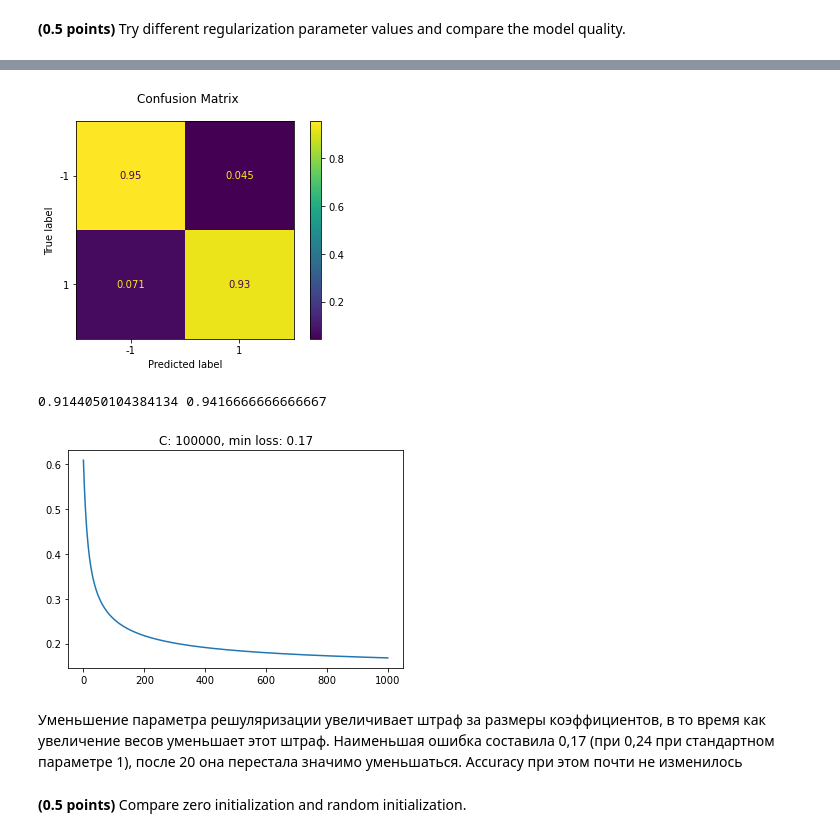
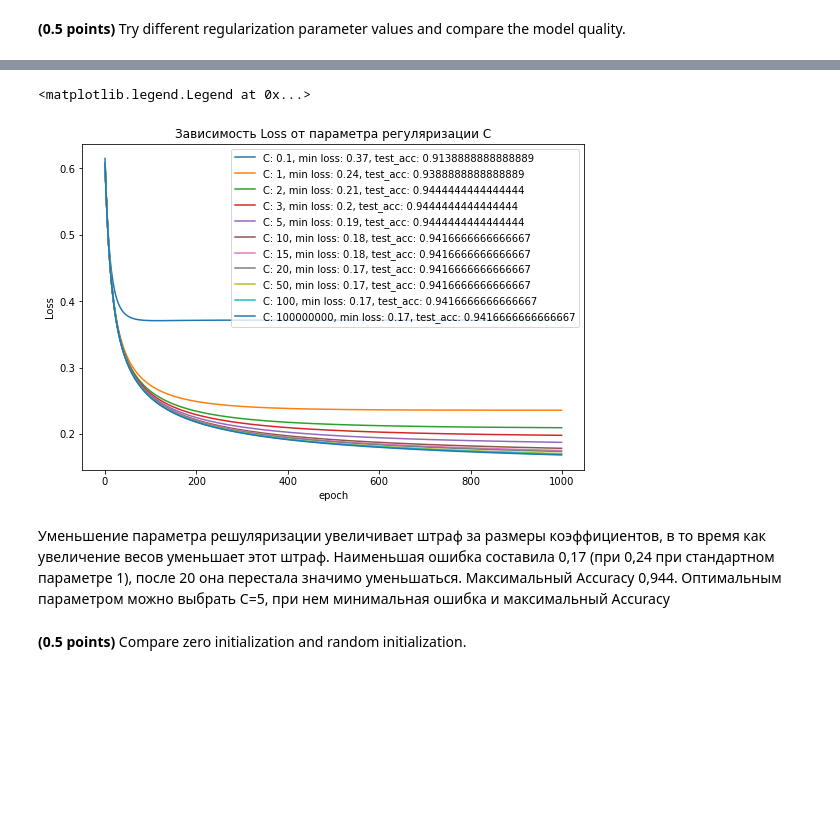
Before and after one commit to albert-bariev/rs-school-ml, a Jupyter notebook: 5_hw_classification.ipynb, the cells around one changed output, grey strips where cells are left out. Cells and saved outputs as stored; diff of their text form; code cells hidden in the pictures; blank space fills up the shorter version.

```diff
--- a/5_hw_classification.ipynb
+++ b/5_hw_classification.ipynb
@@ -249,7 +236,8 @@ examine_eta(0.1, X_train, y_train)
 # %%
 def examine_reg_param(C, X_train, y_train):
     model = CustomLogisticRegression(C=C)
-    train_acc, test_acc = fit_evaluate(model, X_train, y_train, X_test, y_test)
-    print(train_acc, test_acc)
-    p = sns.lineplot(model.epochs, model.losses)
-    p.set(title = f"C: {C}, min loss: {round(min(model.losses), 2)}")
+    model.fit(X_train, y_train)
+
+    min_loss = round(min(model.losses), 2)
+    test_acc = metrics.accuracy_score(y_pred=model.predict(X_test), y_true=y_test)
+    plt.plot(model.epochs, model.losses, label=f'C: {C}, min loss: {min_loss}, test_acc: {test_acc}')
@@ -286,11 +244,18 @@ examine_reg_param(20, X_train, y_train)
-# %%
-examine_reg_param(100000, X_train, y_train)
-# %% [output]
-[figure, removed]
-0.9144050104384134 0.9416666666666667
-[figure, removed]
+# %%
+C = [0.1, 1, 2, 3, 5, 10, 15, 20, 50, 100, 100000000]
+
+plt.figure(figsize=(9, 6))
+plt.title("Изменение сходимости Loss в зависимости от параметра регуляризации C")
+plt.xlabel('epoch')
+plt.ylabel('Loss')
+for c in C:
+    examine_reg_param(c, X_train, y_train)
+plt.legend()
+# %% [output]
+<matplotlib.legend.Legend at 0x...>
+[figure, added]
 # %% [markdown]
-Уменьшение параметра решуляризации увеличивает штраф за размеры коэффициентов, в то время как увеличение весов уменьшает этот штраф. Наименьшая ошибка составила 0,17 (при 0,24 при стандартном параметре 1), после 20 она перестала значимо уменьшаться. Accuracy при этом почти не изменилось
+Уменьшение параметра решуляризации увеличивает штраф за размеры коэффициентов, в то время как увеличение весов уменьшает этот штраф. Наименьшая ошибка составила 0,17 (при 0,24 при стандартном параметре 1), после 20 она перестала значимо уменьшаться. Максимальный Accuracy 0,944. Оптимальным параметром можно выбрать C=5, при нем минимальная ошибка и максимальный Accuracy
 # %% [markdown]
 **(0.5 points)** Compare zero initialization and random initialization.
 # %%
```
Also changed, not shown: parts of 43 cells of this notebook.
